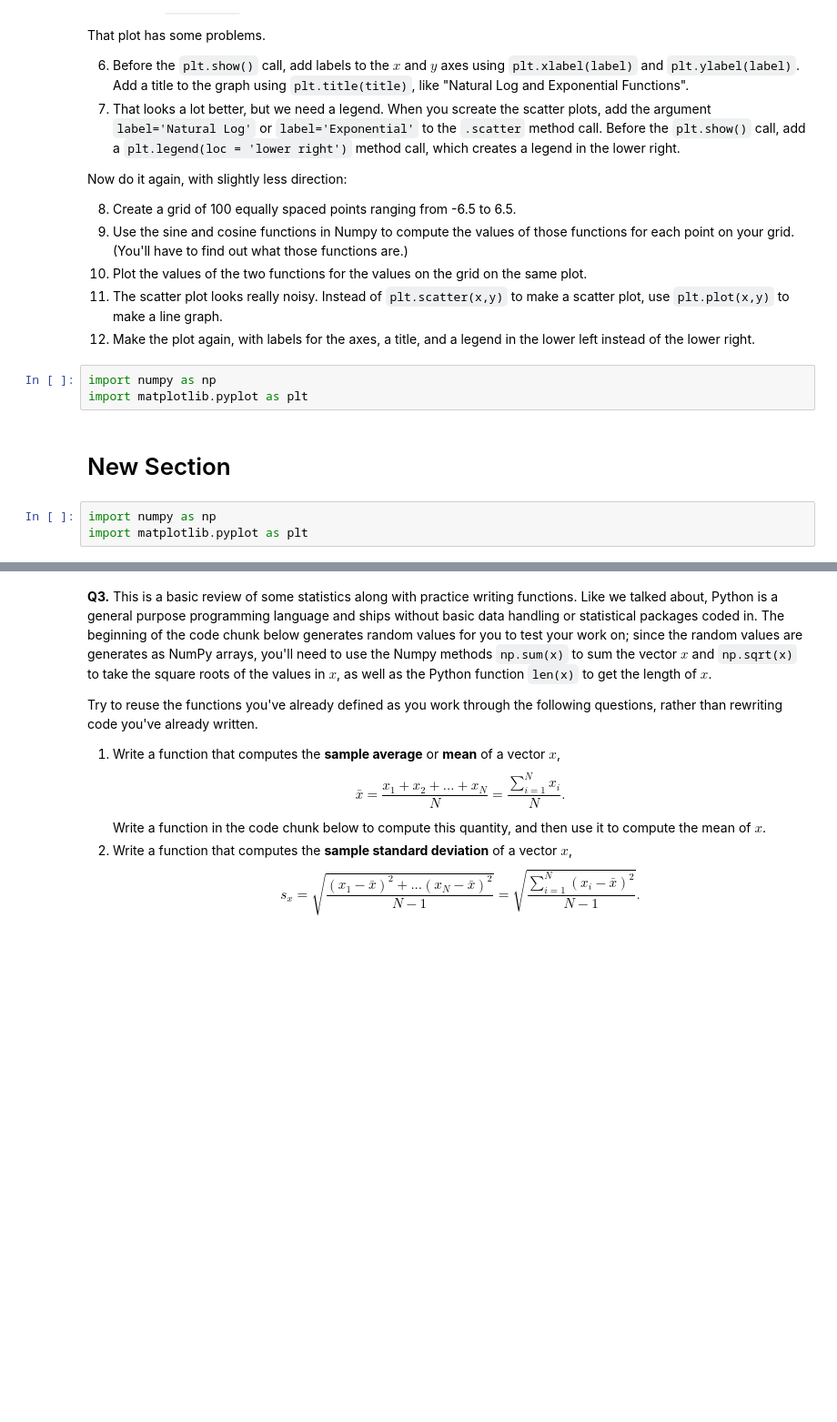
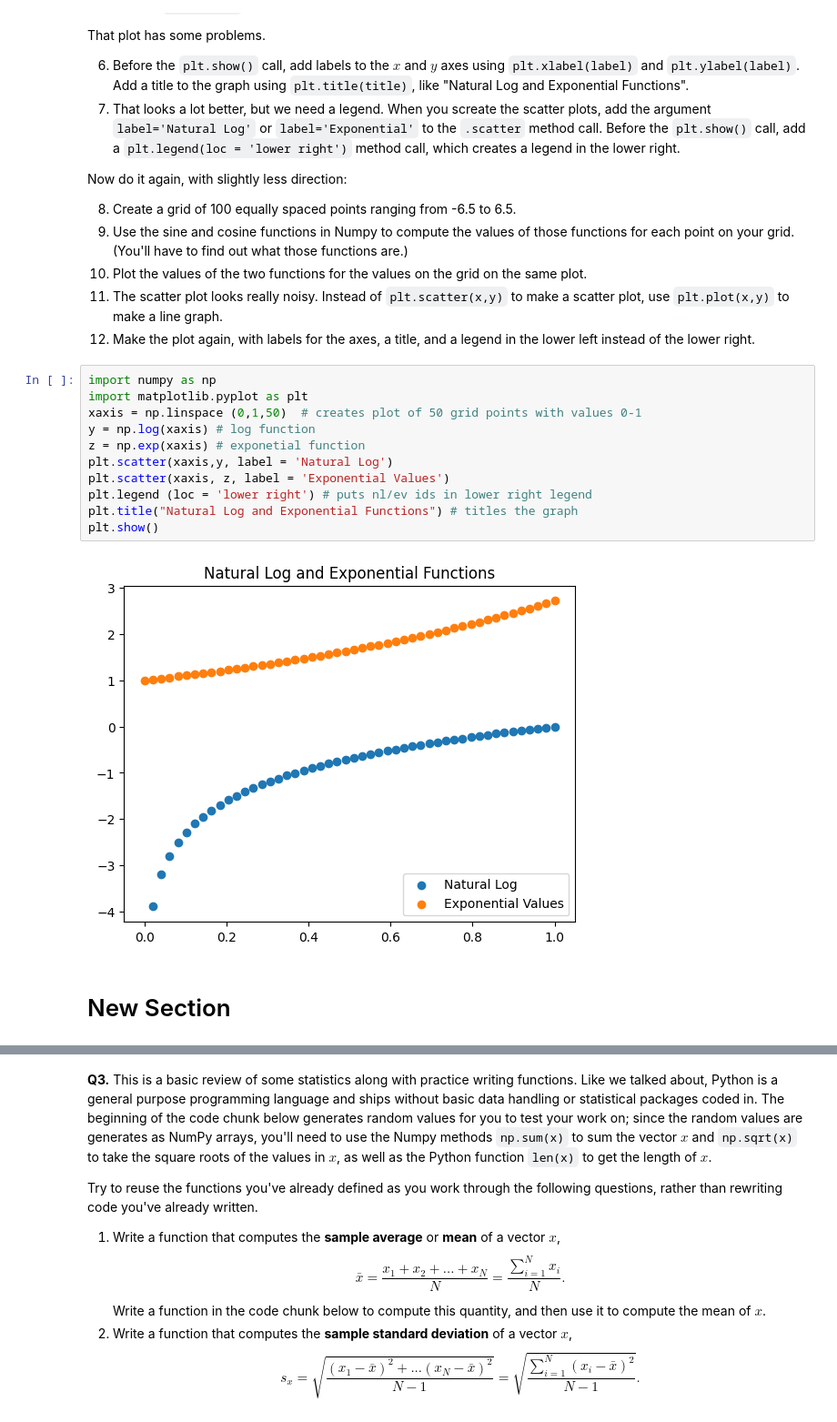
Before and after one commit to cwynne12/programming-assign, a Jupyter notebook: assignment_programming.ipynb, the cells around one changed output, grey strips where cells are left out. Shown: that part at 91% size. Saved outputs shown, nothing was run; the diff lists cells and outputs as text; blank space fills up the shorter version.

```diff
--- a/assignment_programming.ipynb
+++ b/assignment_programming.ipynb
@@ -56,11 +66,18 @@ Now do it again, with slightly less direction:
 10. Plot the values of the two functions for the values on the grid on the same plot.
 11. The scatter plot looks really noisy. Instead of `plt.scatter(x,y)` to make a scatter plot, use `plt.plot(x,y)` to make a line graph.
 12. Make the plot again, with labels for the axes, a title, and a legend in the lower left instead of the lower right.
-# %%
-import numpy as np
-import matplotlib.pyplot as plt
+# %%
+import numpy as np
+import matplotlib.pyplot as plt
+xaxis = np.linspace (0,1,50)  # creates plot of 50 grid points with values 0-1
+y = np.log(xaxis) # log function
+z = np.exp(xaxis) # exponetial function
+plt.scatter(xaxis,y, label = 'Natural Log')
+plt.scatter(xaxis, z, label = 'Exponential Values')
+plt.legend (loc = 'lower right') # puts nl/ev ids in lower right legend
+plt.title("Natural Log and Exponential Functions") # titles the graph
+plt.show()
+# %% [output]
+[figure, added]
 # %% [markdown]
 # New Section
-# %%
-import numpy as np
-import matplotlib.pyplot as plt
```
Also changed, not shown: parts of 2 cells of this notebook.
